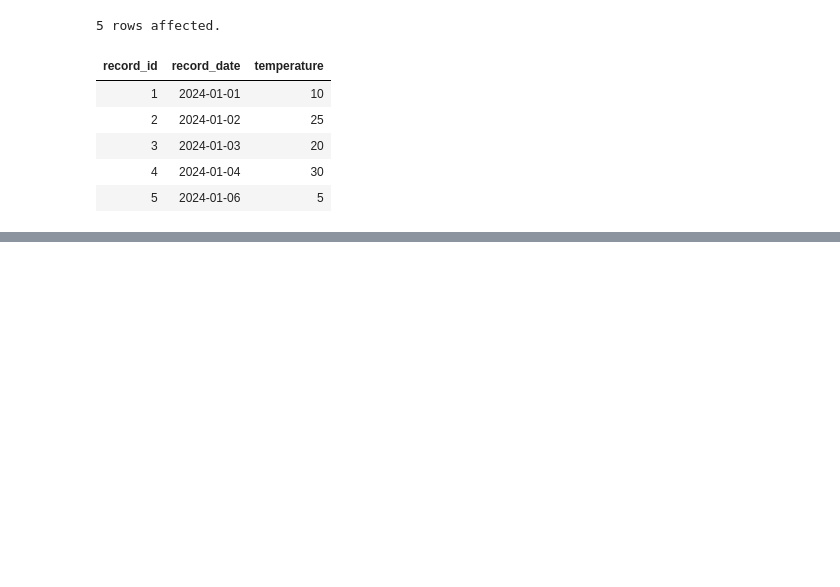
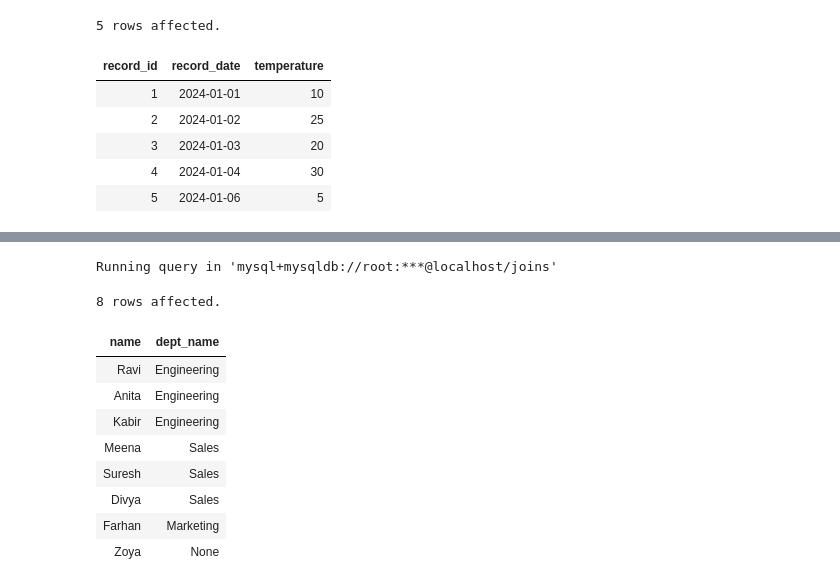
Before and after one commit to TheRajveerSingh/SQL-Journey-Basic-to-Advance, a Jupyter notebook: SQL-practice/MySQL/07_JOINSnotebook.ipynb, the cells around one changed output, grey strips where cells are left out. Saved outputs shown, nothing was run; the diff lists cells and outputs as text; code cells hidden in the pictures; blank space fills up the shorter version.

Commit message:
Added SQL query examples for INNER JOIN and LEFT JOIN in 07_JOINSnotebook.ipynb

```diff
--- a/SQL-practice/MySQL/07_JOINSnotebook.ipynb
+++ b/SQL-practice/MySQL/07_JOINSnotebook.ipynb
@@ -379,0 +397,18 @@ Running query in 'mysql+mysqldb://root:***@localhost/joins'
+# %%
+%%sql
+# Q2: Display all employees along with their department name, even if they have no department
+# Using LEFT JOIN: Employees is the "must keep all rows" side (e.g. Zoya has dept_id NULL), so unmatched rows show NULL for dept_name
+SELECT e.name, d.dept_name FROM Employees e
+LEFT JOIN Departments d ON e.dept_id = d.dept_id;
+# %% [output]
+Running query in 'mysql+mysqldb://root:***@localhost/joins'
+8 rows affected.
+| name | dept_name |
+| Ravi | Engineering |
+| Anita | Engineering |
+| Kabir | Engineering |
+| Meena | Sales |
+| Suresh | Sales |
+| Divya | Sales |
+| Farhan | Marketing |
+| Zoya | None |
```
Also changed, not shown: parts of 1 cell of this notebook.
